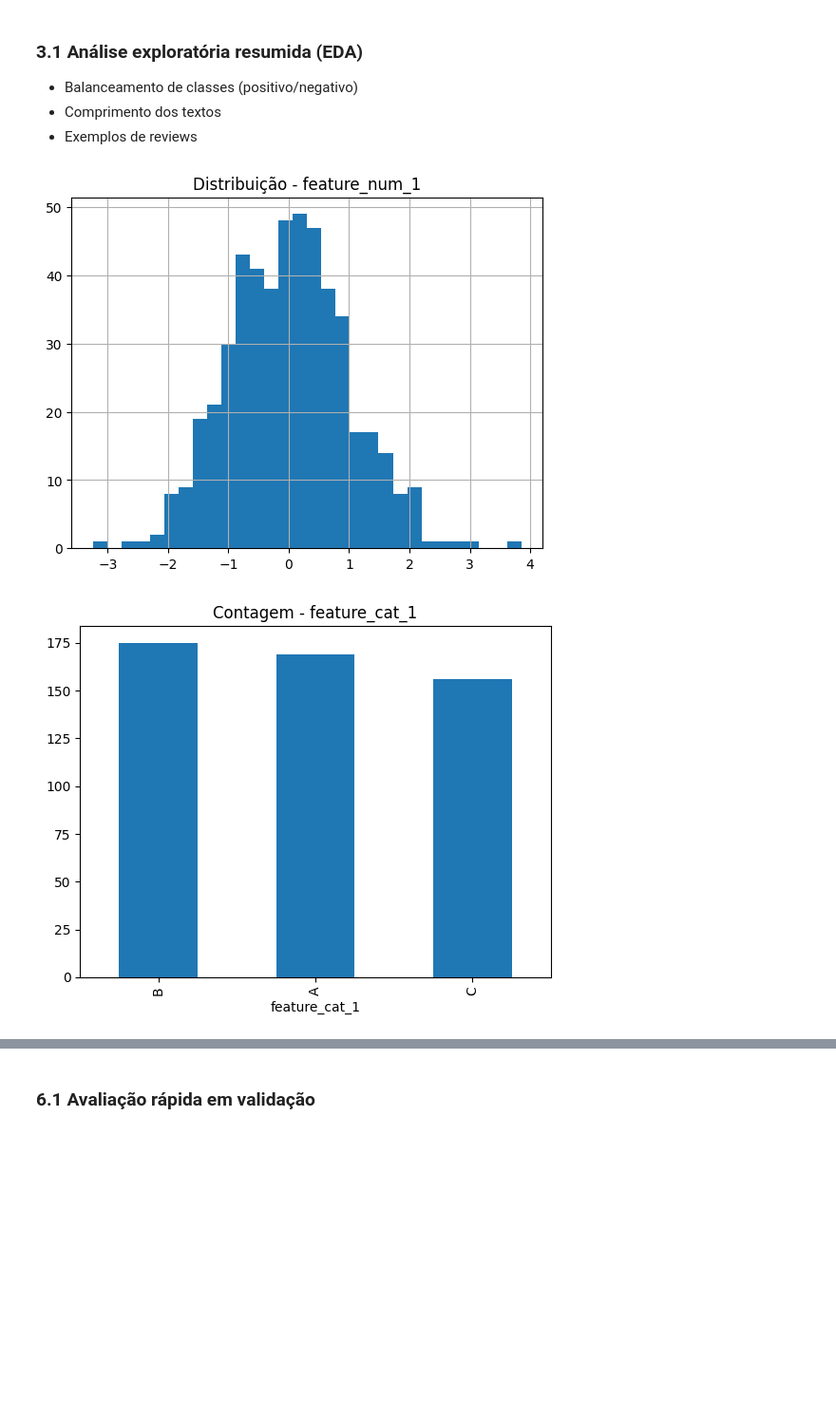
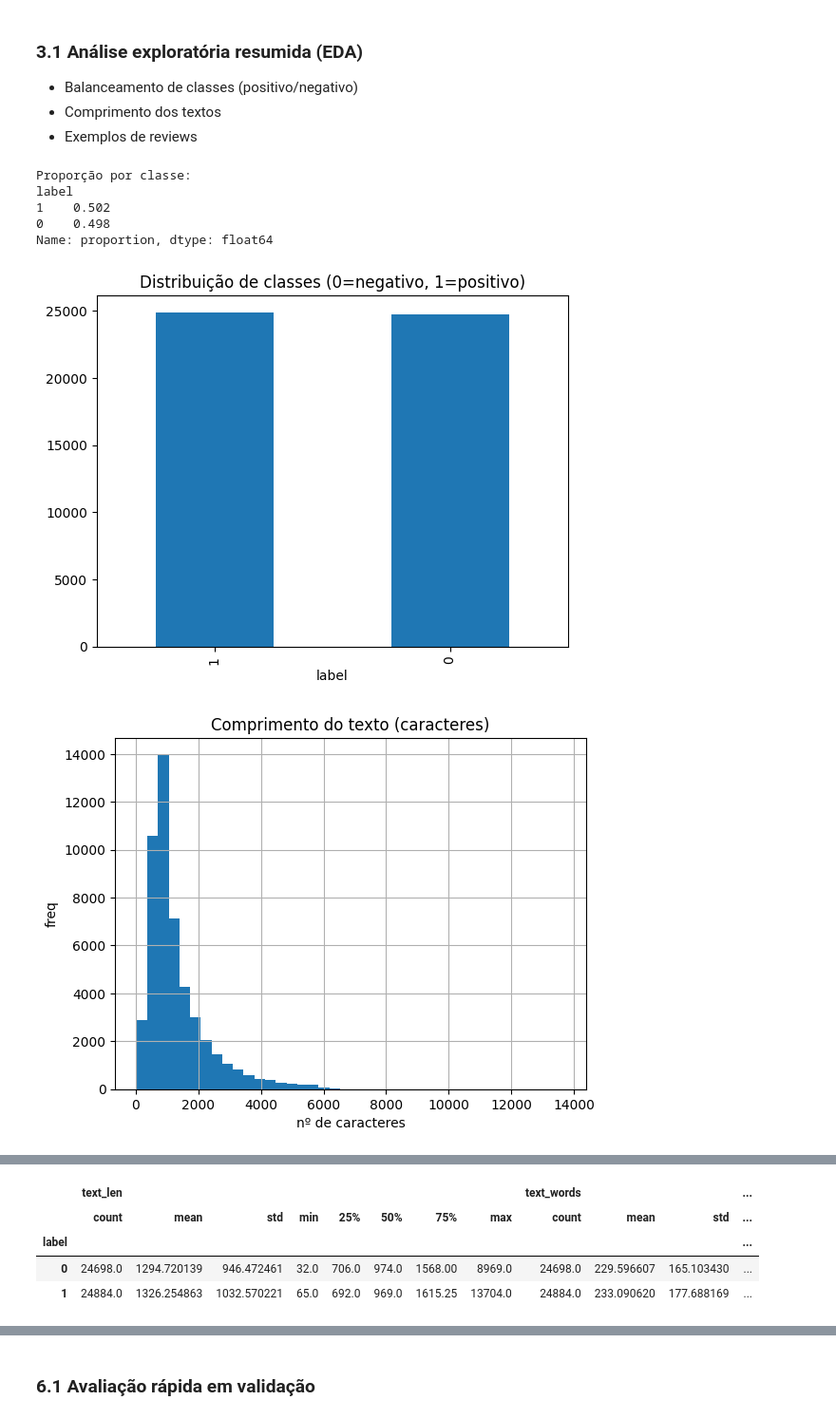
Before and after one commit to natimartins-x/machine-learning, a Jupyter notebook: MVP_IMDB_Sentiment.ipynb, the cells around one changed output, grey strips where cells are left out. Shown: that part at 95% size. Drawn from its saved outputs; the diff is of its cells as text; code cells hidden in the pictures; blank space fills up the shorter version.

```diff
--- a/MVP_IMDB_Sentiment.ipynb
+++ b/MVP_IMDB_Sentiment.ipynb
@@ -240,16 +518,44 @@ dtype: int64
 - Exemplos de reviews
 # %%
 
-df['text_len'] = df['text'].astype(str).str.len()
-df['text_words'] = df['text'].astype(str).str.split().apply(len)
+# === 3.1 Análise exploratória resumida (EDA) ===
 
-print(df['label'].value_counts(normalize=True).round(3))
-df['text_len'].hist(bins=40); plt.title("Comprimento do texto (chars)"); plt.xlabel("chars"); plt.show()
-df['text_words'].hist(bins=40); plt.title("Comprimento do texto (palavras)"); plt.xlabel("palavras"); plt.show()
+# Distribuição de classes
+print("Proporção por classe:")
+print(df_clean["label"].value_counts(normalize=True).round(3))
 
-display(df.groupby('label')[['text_len','text_words']].describe())
+# Histogramas de comprimento
+df_clean["text_len"] = df_clean["text"].str.len()
+df_clean["text_words"] = df_clean["text"].str.split().apply(len)
 
-display(df.sample(5, random_state=SEED))
+df_clean["label"].value_counts().plot(kind="bar", title="Distribuição de classes (0=negativo, 1=positivo)")
+plt.show()
+
+df_clean["text_len"].hist(bins=40)
+plt.title("Comprimento do texto (caracteres)")
+plt.xlabel("nº de caracteres"); plt.ylabel("freq")
+plt.show()
+
+df_clean["text_words"].hist(bins=40)
+plt.title("Comprimento do texto (palavras)")
+plt.xlabel("nº de palavras"); plt.ylabel("freq")
+plt.show()
+
+# Estatísticas descritivas por classe
+display(df_clean.groupby("label")[["text_len","text_words"]].describe())
+
+# Exemplos de reviews por classe
+SEED = 42
+print("\nExemplos NEGATIVOS:")
+display(df_clean.query("label == 0").sample(3, random_state=SEED)[["text"]])
+
+print("\nExemplos POSITIVOS:")
+display(df_clean.query("label == 1").sample(3, random_state=SEED)[["text"]])
 # %% [output]
+Proporção por classe:
+label
+1    0.502
+0    0.498
+Name: proportion, dtype: float64
-[figure, old version]
+[figure, new version]
-[figure, old version]
+[figure, new version]
@@ -255,0 +563,5 @@ display(df.sample(5, random_state=SEED))
+|  | text_len |  |  |  |  |  |  |  | text_words |  |  | ... |
+|  | count | mean | std | min | 25% | 50% | 75% | max | count | mean | std | ... |
+| label |  |  |  |  |  |  |  |  |  |  |  | ... |
+| 0 | 24698.0 | 1294.720139 | 946.472461 | 32.0 | 706.0 | 974.0 | 1568.00 | 8969.0 | 24698.0 | 229.596607 | 165.103430 | ... |
+| 1 | 24884.0 | 1326.254863 | 1032.570221 | 65.0 | 692.0 | 969.0 | 1615.25 | 13704.0 | 24884.0 | 233.090620 | 177.688169 | ... |
```
Also changed, not shown: parts of 40 cells of this notebook.
